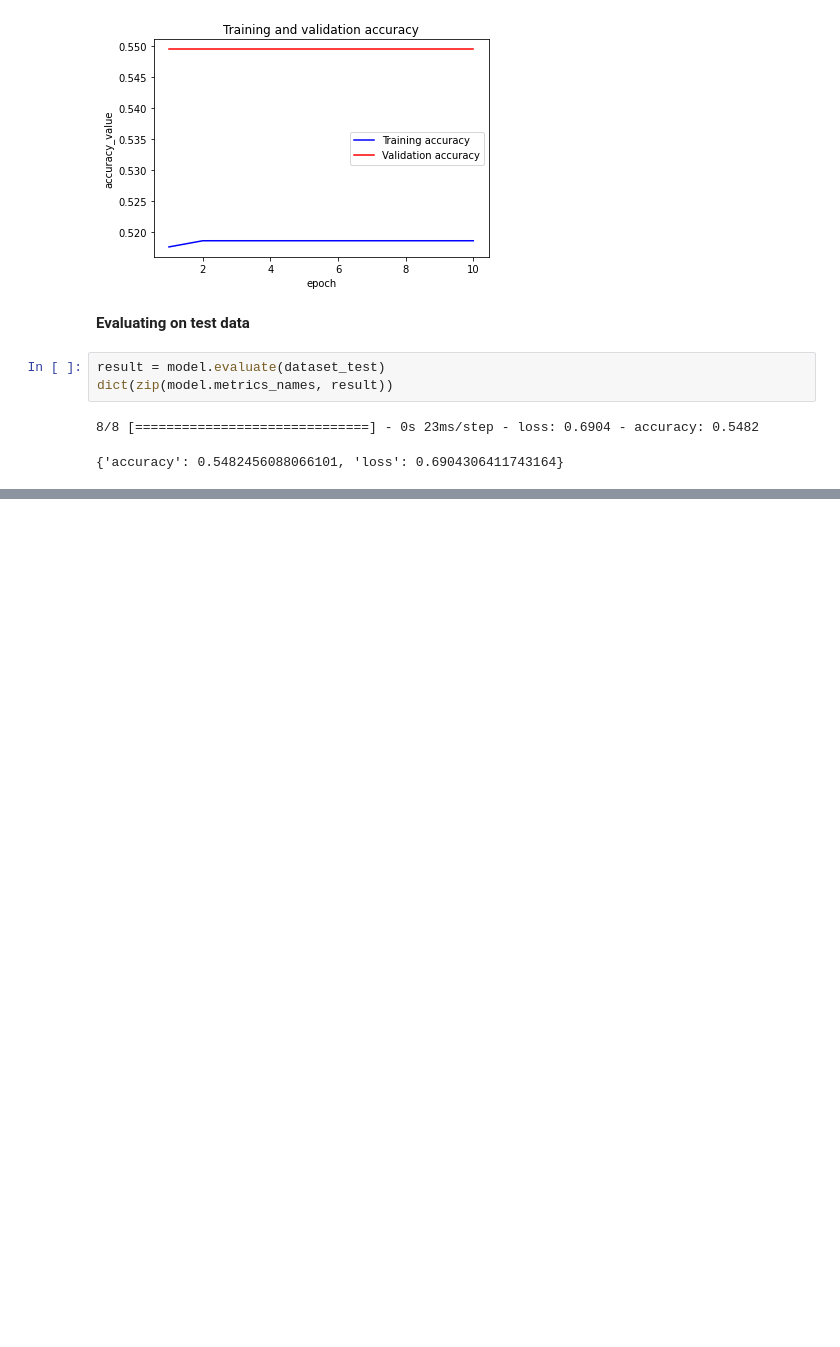
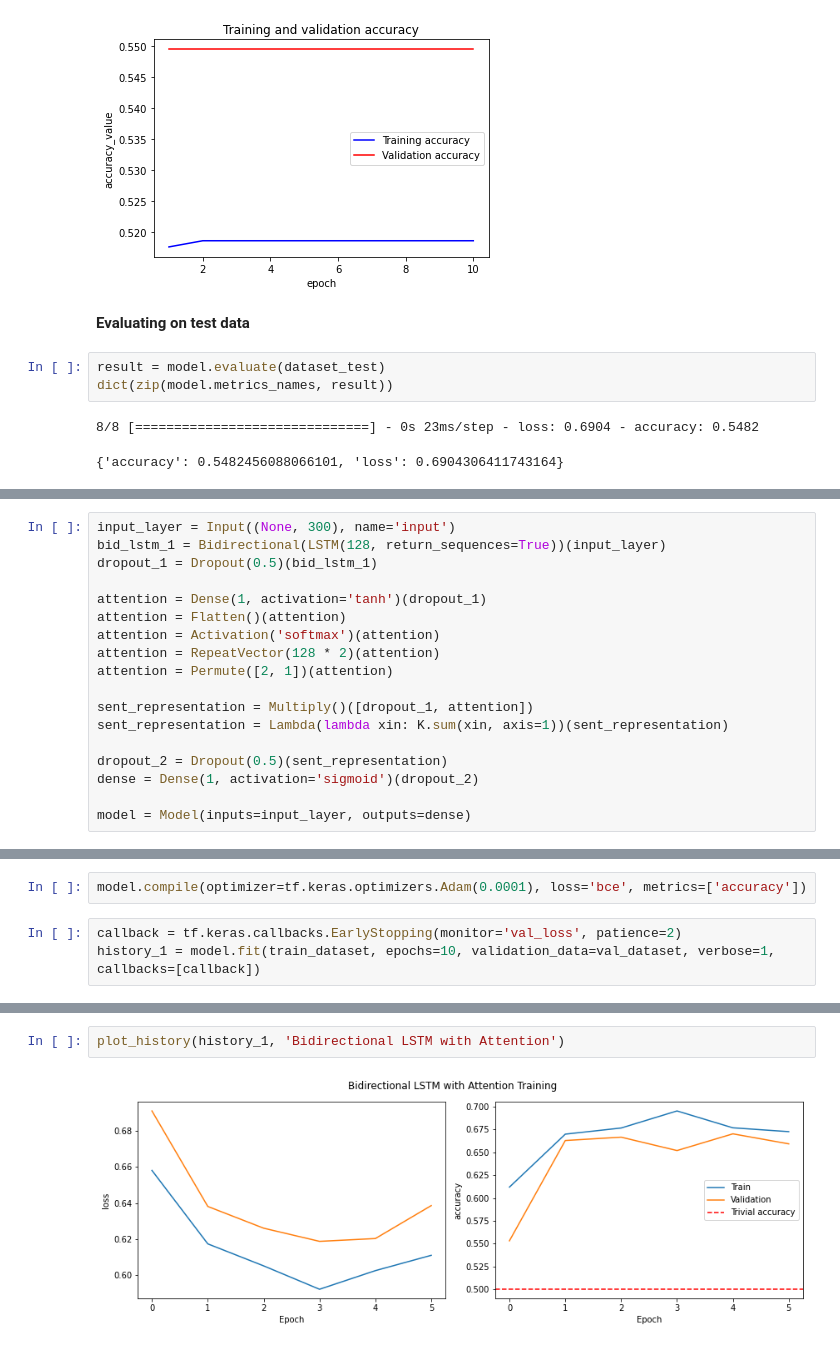
Before and after one commit to PadmajaVB/Sexist-Statement-Detection, a Jupyter notebook: Experimentation.ipynb, the cells around one changed output, grey strips where cells are left out. Saved outputs shown, nothing was run; the diff lists cells and outputs as text; blank space fills up the shorter version.

Commit message:
Bi-LSTM with Attention

```diff
--- a/Experimentation.ipynb
+++ b/Experimentation.ipynb
@@ -187,0 +192,18 @@ dict(zip(model.metrics_names, result))
+# %%
+input_layer = Input((None, 300), name='input')
+bid_lstm_1 = Bidirectional(LSTM(128, return_sequences=True))(input_layer)
+dropout_1 = Dropout(0.5)(bid_lstm_1)
+
+attention = Dense(1, activation='tanh')(dropout_1)
+attention = Flatten()(attention)
+attention = Activation('softmax')(attention)
+attention = RepeatVector(128 * 2)(attention)
+attention = Permute([2, 1])(attention)
+
+sent_representation = Multiply()([dropout_1, attention])
+sent_representation = Lambda(lambda xin: K.sum(xin, axis=1))(sent_representation)
+
+dropout_2 = Dropout(0.5)(sent_representation)
+dense = Dense(1, activation='sigmoid')(dropout_2)
+
+model = Model(inputs=input_layer, outputs=dense)
@@ -187,0 +230,5 @@ dict(zip(model.metrics_names, result))
+# %%
+model.compile(optimizer=tf.keras.optimizers.Adam(0.0001), loss='bce', metrics=['accuracy'])
+# %%
+callback = tf.keras.callbacks.EarlyStopping(monitor='val_loss', patience=2)
+history_1 = model.fit(train_dataset, epochs=10, validation_data=val_dataset, verbose=1, callbacks=[callback])
@@ -187,0 +248,4 @@ dict(zip(model.metrics_names, result))
+# %%
+plot_history(history_1, 'Bidirectional LSTM with Attention')
+# %% [output]
+[figure, added]
```
Also changed, not shown: parts of 8 cells of this notebook.
